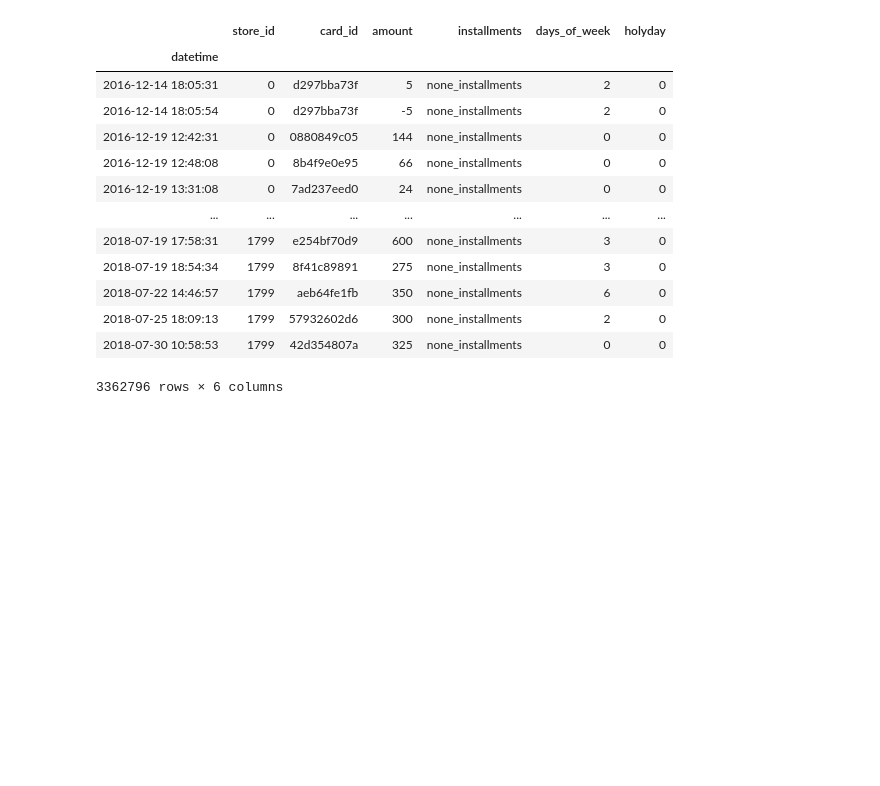
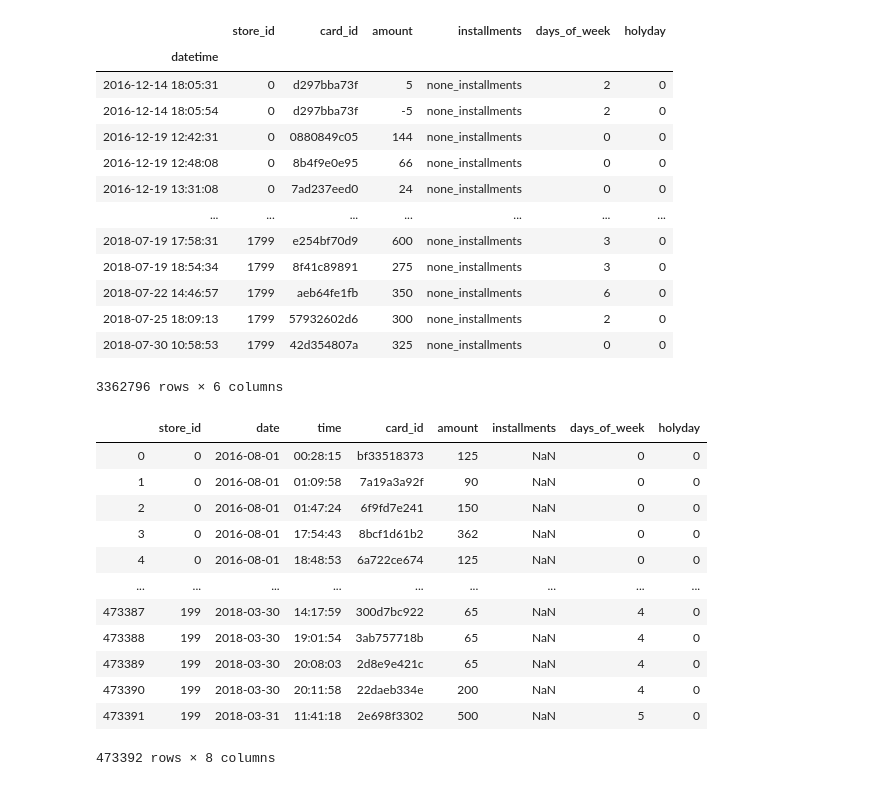
Before and after one commit to bill7845/jupyter_repo, a Jupyter notebook: jupyter_CODE/상점매출예측/file_1.ipynb, the cells around one changed output. Drawn from its saved outputs; the diff is of its cells as text; code cells hidden in the pictures; blank space fills up the shorter version.

```diff
--- a/jupyter_CODE/상점매출예측/file_1.ipynb
+++ b/jupyter_CODE/상점매출예측/file_1.ipynb
@@ -185,0 +202,16 @@ train
+# %%
+test
+# %% [output]
+|  | store_id | date | time | card_id | amount | installments | days_of_week | holyday |
+| 0 | 0 | 2016-08-01 | 00:28:15 | bf33518373 | 125 | NaN | 0 | 0 |
+| 1 | 0 | 2016-08-01 | 01:09:58 | 7a19a3a92f | 90 | NaN | 0 | 0 |
+| 2 | 0 | 2016-08-01 | 01:47:24 | 6f9fd7e241 | 150 | NaN | 0 | 0 |
+| 3 | 0 | 2016-08-01 | 17:54:43 | 8bcf1d61b2 | 362 | NaN | 0 | 0 |
+| 4 | 0 | 2016-08-01 | 18:48:53 | 6a722ce674 | 125 | NaN | 0 | 0 |
+| ... | ... | ... | ... | ... | ... | ... | ... | ... |
+| 473387 | 199 | 2018-03-30 | 14:17:59 | 300d7bc922 | 65 | NaN | 4 | 0 |
+| 473388 | 199 | 2018-03-30 | 19:01:54 | 3ab757718b | 65 | NaN | 4 | 0 |
+| 473389 | 199 | 2018-03-30 | 20:08:03 | 2d8e9e421c | 65 | NaN | 4 | 0 |
+| 473390 | 199 | 2018-03-30 | 20:11:58 | 22daeb334e | 200 | NaN | 4 | 0 |
+| 473391 | 199 | 2018-03-31 | 11:41:18 | 2e698f3302 | 500 | NaN | 5 | 0 |
+473392 rows × 8 columns
```
Also changed, not shown: parts of 5 cells of this notebook.
